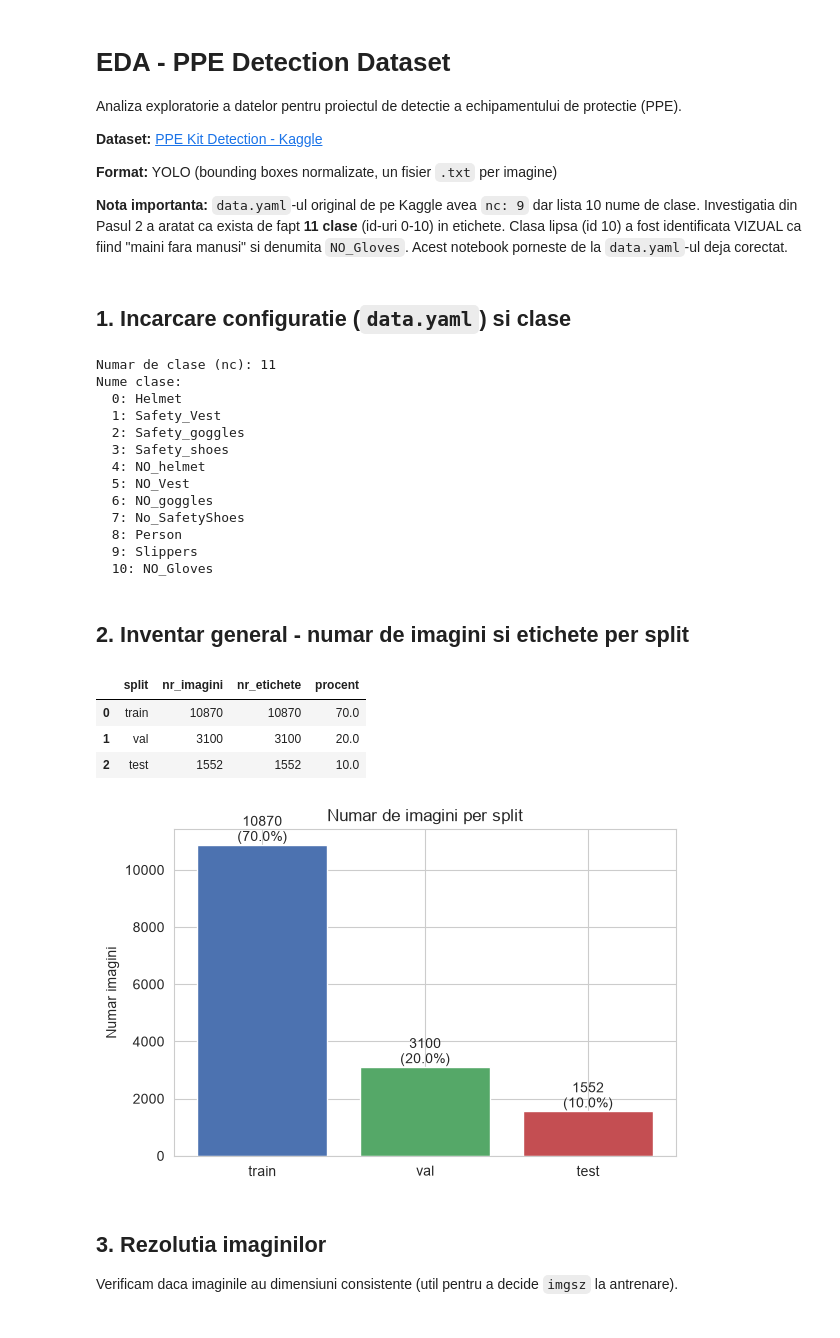
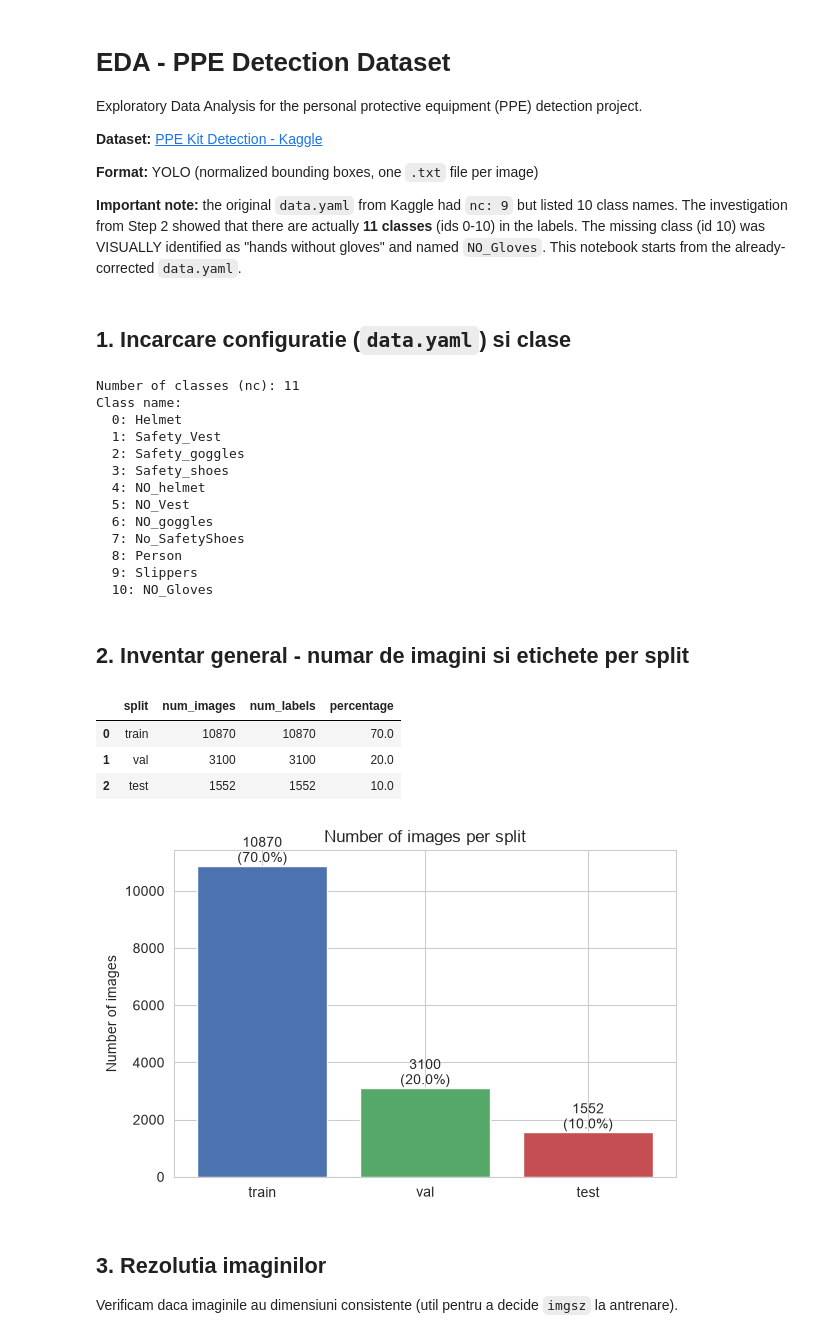
Before and after one commit to spcroitoru/ppe-detection-project, a Jupyter notebook: notebooks/01_eda.ipynb, the cells around one changed output. Saved outputs shown, nothing was run; the diff lists cells and outputs as text; code cells hidden in the pictures.

Commit message:
Step 6: pipeline improvements (90/10 split, early stopping, LR reduction) + translate EDA notebook to English

```diff
--- a/notebooks/01_eda.ipynb
+++ b/notebooks/01_eda.ipynb
@@ -1,16 +1,16 @@
 # %% [markdown]
 # EDA - PPE Detection Dataset
 
-Analiza exploratorie a datelor pentru proiectul de detectie a echipamentului de protectie (PPE).
+Exploratory Data Analysis for the personal protective equipment (PPE) detection project.
 
 **Dataset:** [PPE Kit Detection - Kaggle](https://www.kaggle.com/datasets/ketakichalke/ppe-kit-detection-construction-site-workers)
 
-**Format:** YOLO (bounding boxes normalizate, un fisier `.txt` per imagine)
+**Format:** YOLO (normalized bounding boxes, one `.txt` file per image)
 
-**Nota importanta:** `data.yaml`-ul original de pe Kaggle avea `nc: 9` dar lista 10 nume de clase.
-Investigatia din Pasul 2 a aratat ca exista de fapt **11 clase** (id-uri 0-10) in etichete.
-Clasa lipsa (id 10) a fost identificata VIZUAL ca fiind "maini fara manusi" si denumita `NO_Gloves`.
-Acest notebook porneste de la `data.yaml`-ul deja corectat.
+**Important note:** the original `data.yaml` from Kaggle had `nc: 9` but listed 10 class names.
+The investigation from Step 2 showed that there are actually **11 classes** (ids 0-10) in the labels.
+The missing class (id 10) was VISUALLY identified as "hands without gloves" and named `NO_Gloves`.
+This notebook starts from the already-corrected `data.yaml`.
 # %%
 import glob
 import os
@@ -39,13 +39,13 @@ with open(YAML_PATH) as f:
 CLASS_NAMES = data_config["names"]
 NUM_CLASSES = data_config["nc"]
 
-print(f"Numar de clase (nc): {NUM_CLASSES}")
-print("Nume clase:")
+print(f"Number of classes (nc): {NUM_CLASSES}")
+print("Class name:")
 for cls_id, name in CLASS_NAMES.items():
     print(f"  {cls_id}: {name}")
 # %% [output]
-Numar de clase (nc): 11
-Nume clase:
+Number of classes (nc): 11
+Class name:
   0: Helmet
   1: Safety_Vest
   2: Safety_goggles
@@ -76,29 +76,29 @@ for split in SPLITS:
     lbls = list_labels(split)
     inventory.append({
         "split": split,
-        "nr_imagini": len(imgs),
-        "nr_etichete": len(lbls),
+        "num_images": len(imgs),
+        "num_labels": len(lbls),
     })
 
 df_inventory = pd.DataFrame(inventory)
-df_inventory["procent"] = (df_inventory["nr_imagini"] / df_inventory["nr_imagini"].sum() * 100).round(1)
+df_inventory["percentage"] = (df_inventory["num_images"] / df_inventory["num_images"].sum() * 100).round(1)
 df_inventory
 # %% [output]
-|  | split | nr_imagini | nr_etichete | procent |
+|  | split | num_images | num_labels | percentage |
 | 0 | train | 10870 | 10870 | 70.0 |
 | 1 | val | 3100 | 3100 | 20.0 |
 | 2 | test | 1552 | 1552 | 10.0 |
 # %%
 fig, ax = plt.subplots(figsize=(6, 4))
-ax.bar(df_inventory["split"], df_inventory["nr_imagini"], color=["#4C72B0", "#55A868", "#C44E52"])
-ax.set_title("Numar de imagini per split")
-ax.set_ylabel("Numar imagini")
-for i, v in enumerate(df_inventory["nr_imagini"]):
-    ax.text(i, v, f"{v}\n({df_inventory['procent'][i]}%)", ha="center", va="bottom")
+ax.bar(df_inventory["split"], df_inventory["num_images"], color=["#4C72B0", "#55A868", "#C44E52"])
+ax.set_title("Number of images per split")
+ax.set_ylabel("Number of images")
+for i, v in enumerate(df_inventory["num_images"]):
+    ax.text(i, v, f"{v}\n({df_inventory['percentage'][i]}%)", ha="center", va="bottom")
 plt.tight_layout()
 plt.show()
 # %% [output]
-[figure, old version]
+[figure, new version]
 # %% [markdown]
 ## 3. Rezolutia imaginilor
 
```
Also changed, not shown: parts of 18 cells of this notebook, 5 other files.
